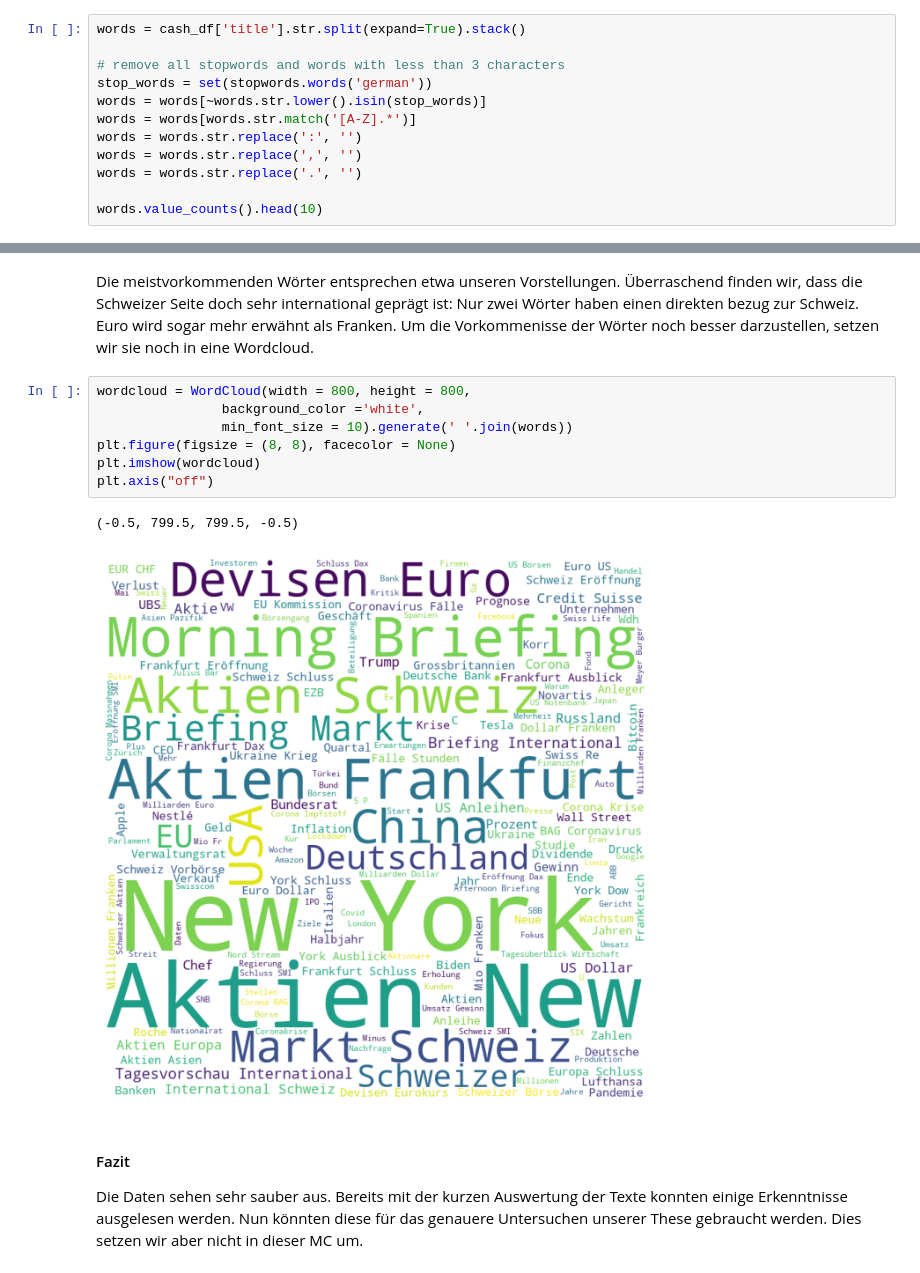
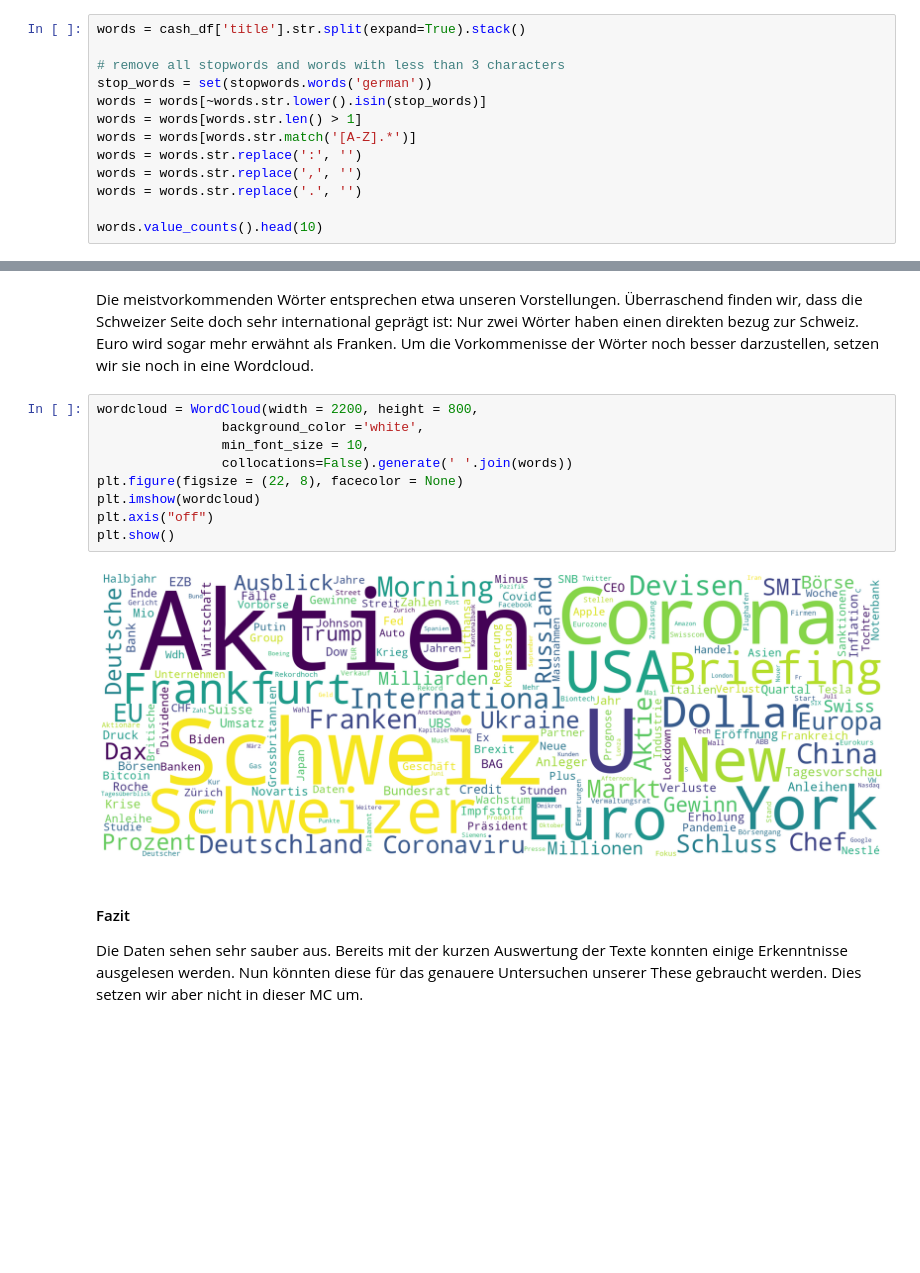
Before and after one commit to phyti1/ds_wdb_cash.ch_scraper, a Jupyter notebook: docs/data-analysis.ipynb, the cells around one changed output, grey strips where cells are left out. Saved outputs shown, nothing was run; the diff lists cells and outputs as text; blank space fills up the shorter version.

```diff
--- a/docs/data-analysis.ipynb
+++ b/docs/data-analysis.ipynb
@@ -78,6 +74,7 @@ words = cash_df['title'].str.split(expand=True).stack()
 # remove all stopwords and words with less than 3 characters
 stop_words = set(stopwords.words('german'))
 words = words[~words.str.lower().isin(stop_words)]
+words = words[words.str.len() > 1]
 words = words[words.str.match('[A-Z].*')]
 words = words.str.replace(':', '')
 words = words.str.replace(',', '')
@@ -99,15 +96,16 @@ dtype: int64
 # %% [markdown]
 Die meistvorkommenden Wörter entsprechen etwa unseren Vorstellungen. Überraschend finden wir, dass die Schweizer Seite doch sehr international geprägt ist: Nur zwei Wörter haben einen direkten bezug zur Schweiz. Euro wird sogar mehr erwähnt als Franken. Um die Vorkommenisse der Wörter noch besser darzustellen, setzen wir sie noch in eine Wordcloud.
 # %%
-wordcloud = WordCloud(width = 800, height = 800,
+wordcloud = WordCloud(width = 2200, height = 800,
                 background_color ='white',
-                min_font_size = 10).generate(' '.join(words))
-plt.figure(figsize = (8, 8), facecolor = None)
+                min_font_size = 10,
+                collocations=False).generate(' '.join(words))
+plt.figure(figsize = (22, 8), facecolor = None)
 plt.imshow(wordcloud)
 plt.axis("off")
+plt.show()
 # %% [output]
-(-0.5, 799.5, 799.5, -0.5)
-[figure, old version]
+[figure, new version]
 # %% [markdown]
 #### Fazit
 
```
Also changed, not shown: parts of 3 cells of this notebook, 2 other files.
